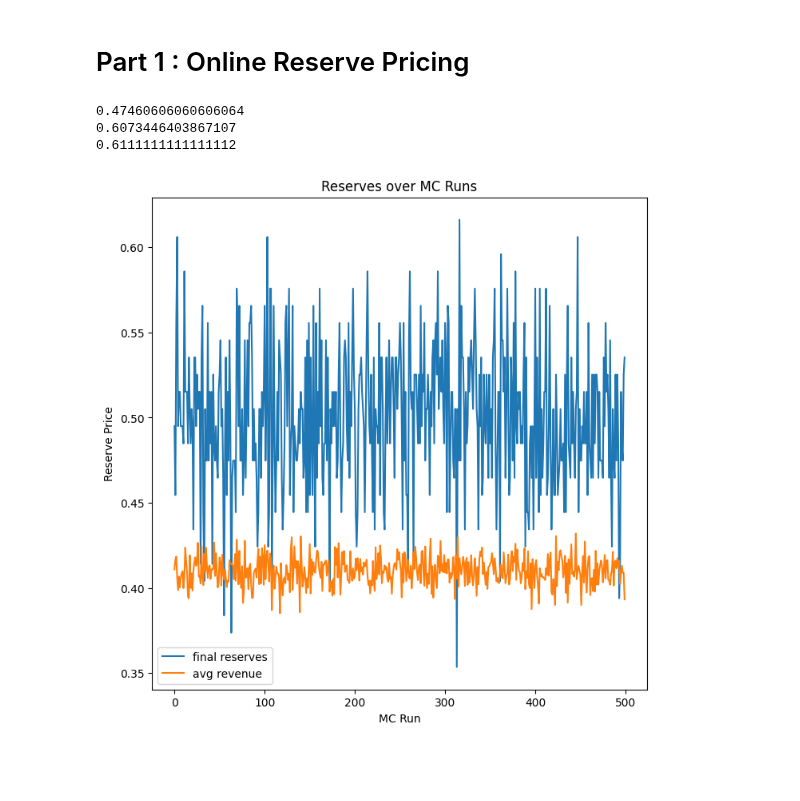
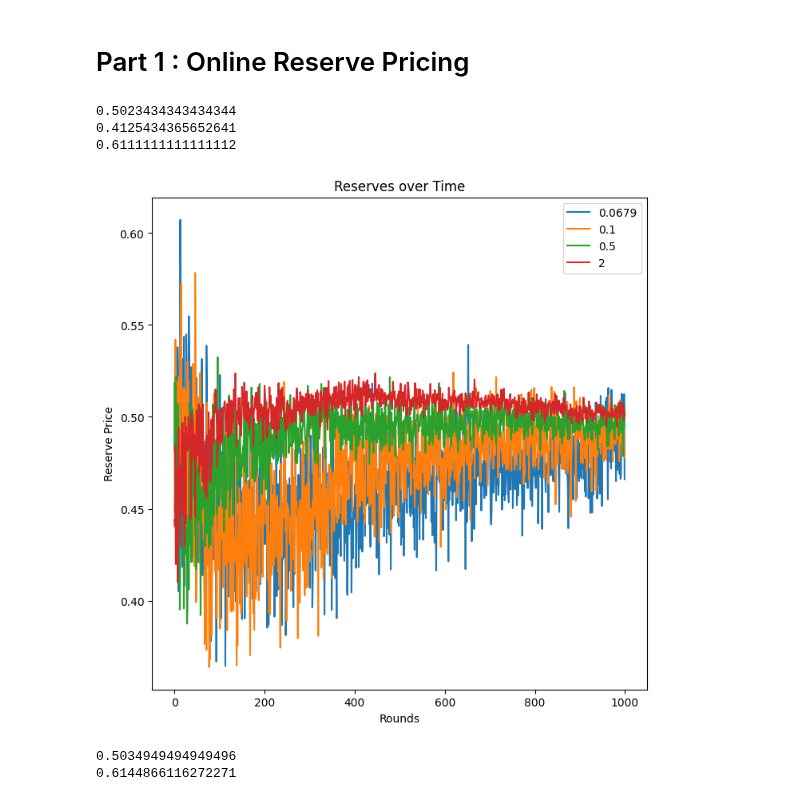
Before and after one commit to PrabhavJain10/Online-Markets, a Jupyter notebook: Project 4/proj4.ipynb, the cells around one changed output. Cells and saved outputs as stored; diff of their text form; code cells hidden in the pictures; blank space fills up the shorter version.

```diff
--- a/Project 4/proj4.ipynb
+++ b/Project 4/proj4.ipynb
@@ -128,13 +132,11 @@ class Bidders:
     def getUniformValue(self):
         return random.uniform(self.min, self.h)
 # %%
-def runMultipleAuctions(auctionRounds = 1000):
+def runMultipleAuctions(auctionRounds = 1000, learningRate = 0.1):
     # create an auction and bidders
-    auction = Auction(1, k = 100, h = 1, learningRate = 0.5)
+    auction = Auction(1, k = 100, h = 1, learningRate = learningRate)
     bidder1 = Bidders(0, 1)
     bidder2 = Bidders(0, 1)
-    bidder3 = Bidders(0, 1)
-    bidder4 = Bidders(0, 1)
     # things to keep track of
     allBids = []
     totalRevenue = 0
@@ -144,9 +146,7 @@ def runMultipleAuctions(auctionRounds = 1000):
     for i in range(auctionRounds):
         v1 = bidder1.getUniformValue()
         v2 = bidder2.getUniformValue()
-        v3 = bidder3.getUniformValue()
-        v4 = bidder4.getUniformValue()
-        bids = [v1, v2, v3, v4]
+        bids = [v1, v2]
         allBids.append(bids)
         curRevenue, reservePrices[i] = auction.runAuction(bids)
         totalRevenue += curRevenue
@@ -155,37 +155,47 @@ def runMultipleAuctions(auctionRounds = 1000):
     return avgRevenue, reservePrices
 # %%
 
-def monteCarlo(MCRuns = 500, auctionRounds = 1000):
+def monteCarlo(MCRuns = 500, auctionRounds = 1000, learningRate = 0.1):
     finalReserves = []
     finalAvgRevenue = []
     reservesOverTime = []
     for i in range(MCRuns):
-        avgRevenue, reservePrices = runMultipleAuctions(auctionRounds)
+        avgRevenue, reservePrices = runMultipleAuctions(auctionRounds, learningRate)
         finalReserves.append(reservePrices[-1])
         finalAvgRevenue.append(avgRevenue[-1])
         reservesOverTime.append(reservePrices)
     return finalReserves, finalAvgRevenue, reservesOverTime
-# %%
-finalReserves, finalAvgRevenue = monteCarlo(MCRuns = 500, auctionRounds = 1000)
+# %%
+finalReserves = []
+finalAvgRevenues = []
+reservesOverTimes = []
+epsilons = [0.0679, 0.1, 0.5, 2]
+for epsilon in epsilons:
+    finalReserve, finalAvgRevenue, reservesOverTime = monteCarlo(MCRuns = 500, auctionRounds = 1000, learningRate = epsilon)
+    finalReserves.append(finalReserve)
+    finalAvgRevenues.append(finalAvgRevenue)
+    reservesOverTime = np.array(reservesOverTime)
+    reservesOverTime = np.mean(reservesOverTime, axis = 0)
+    reservesOverTimes.append(reservesOverTime)
 # %%
 print(np.mean(finalReserves))
 print(np.mean(finalAvgRevenue))
-print (11/18)
 # %% [output]
-0.47460606060606064
-0.6073446403867107
+0.5023434343434344
+0.4125434365652641
 0.6111111111111112
 # %%
 f = plt.figure()
 f.set_figwidth(8)
 f.set_figheight(8)
 
-plt.plot(np.arange(500), finalReserves, label = "final reserves")
-plt.plot(np.arange(500), finalAvgRevenue, label = "avg revenue")
-plt.title('Reserves over MC Runs')
-plt.xlabel('MC Run')
+for count, epsilon in enumerate(epsilons):
+    plt.plot(np.arange(1000), reservesOverTimes[count], label = epsilon)
+
+plt.title('Reserves over Time')
+plt.xlabel('Rounds')
 plt.ylabel('Reserve Price')
 plt.legend()
 plt.show()
 # %% [output]
-[figure, old version]
+[figure, new version]
@@ -203,0 +228,9 @@ plt.show()
+# %%
+optReserve, optRevenue = findOptRev(4, 1)
+finalOptReserve = np.mean(optReserve)
+finalOptRevenue = np.mean(optRevenue)
+print(finalOptReserve)
+print(finalOptRevenue)
+# %% [output]
+0.5034949494949496
+0.6144866116272271
```
Also changed, not shown: parts of 4 cells of this notebook, 2 other files.
